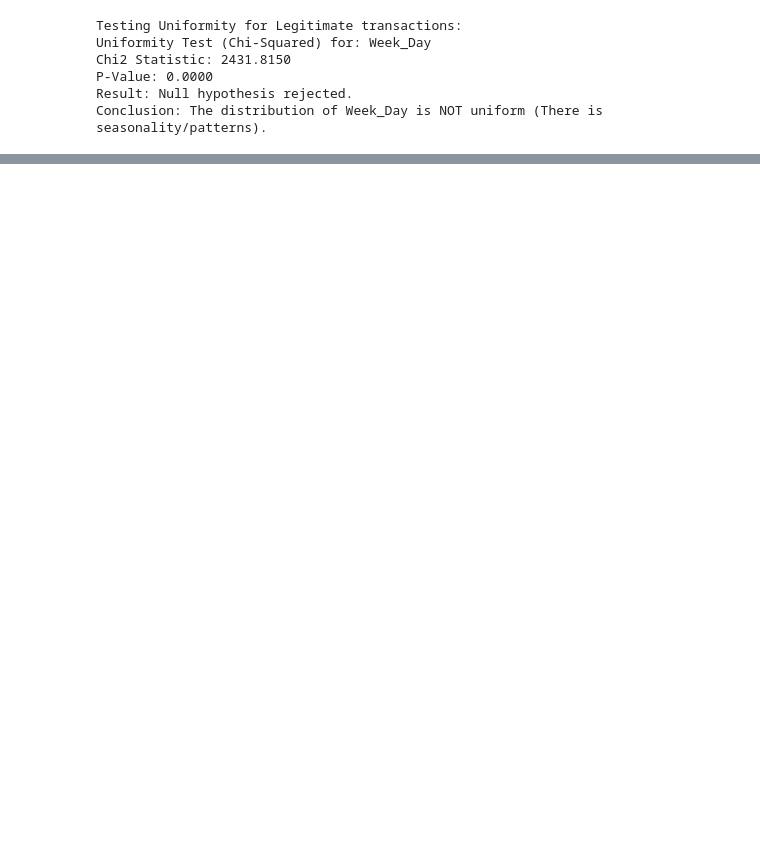
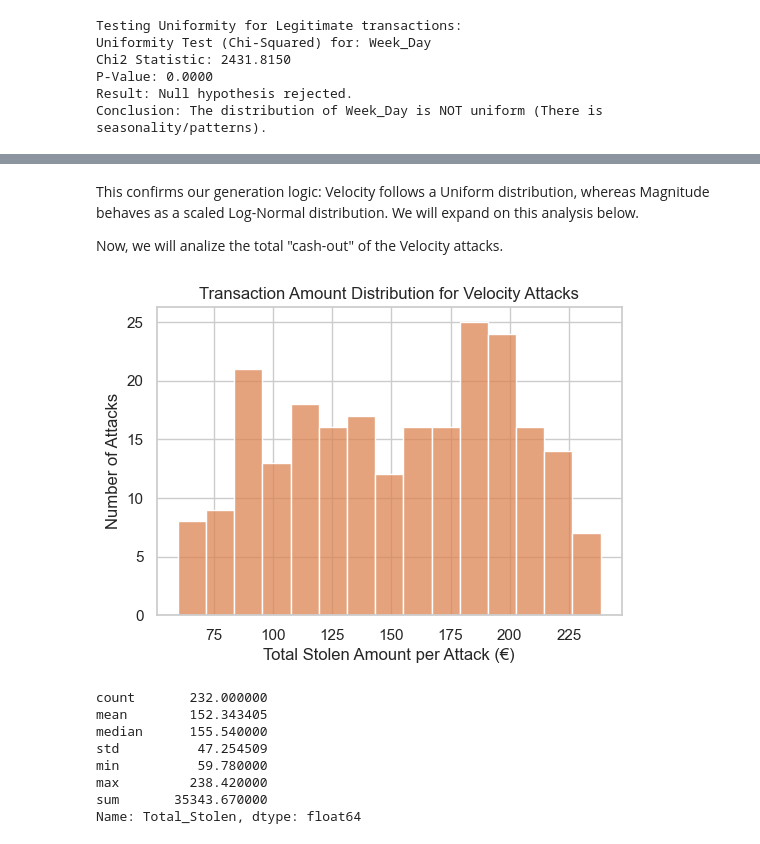
Before and after one commit to dexpositov/Financial-Fraud-Detection-System, a Jupyter notebook: notebooks/02_eda_analysis.ipynb, the cells around one changed output, grey strips where cells are left out. Drawn from its saved outputs; the diff is of its cells as text; code cells hidden in the pictures; blank space fills up the shorter version.

Commit message:
docs: finalize EDA report with behavioral analysis and fraud patterns

```diff
--- a/notebooks/02_eda_analysis.ipynb
+++ b/notebooks/02_eda_analysis.ipynb
@@ -348,0 +378,27 @@ print(sns.color_palette("deep").as_hex())
+# %% [markdown]
+This confirms our generation logic: Velocity follows a Uniform distribution, whereas Magnitude behaves as a scaled Log-Normal distribution. We will expand on this analysis below.
+
+Now, we will analize the total "cash-out" of the Velocity attacks.
+# %%
+# Visualize the distribution of transaction amounts only for Velocity attacks grouped
+fig, ax_vel = plt.subplots(figsize=(6, 4))
+
+sns.histplot(data=attacks_collapsed[attacks_collapsed['Attack_Type'] == 'Velocity'], x='Total_Stolen', bins=15, kde=False, color='#dd8452', ax=ax_vel)
+ax_vel.set_title('Transaction Amount Distribution for Velocity Attacks')
+ax_vel.set_xlabel('Total Stolen Amount per Attack (€)')
+ax_vel.set_ylabel('Number of Attacks')
+
+plt.show()
+
+amount_vel = attacks_collapsed[attacks_collapsed['Attack_Type'] == 'Velocity']['Total_Stolen'].agg(['count', 'mean', 'median', 'std', 'min', 'max', 'sum'])
+print(amount_vel)
+# %% [output]
+[figure, added]
+count       232.000000
+mean        152.343405
+median      155.540000
+std          47.254509
+min          59.780000
+max         238.420000
+sum       35343.670000
+Name: Total_Stolen, dtype: float64
```
Also changed, not shown: parts of 40 cells of this notebook.
